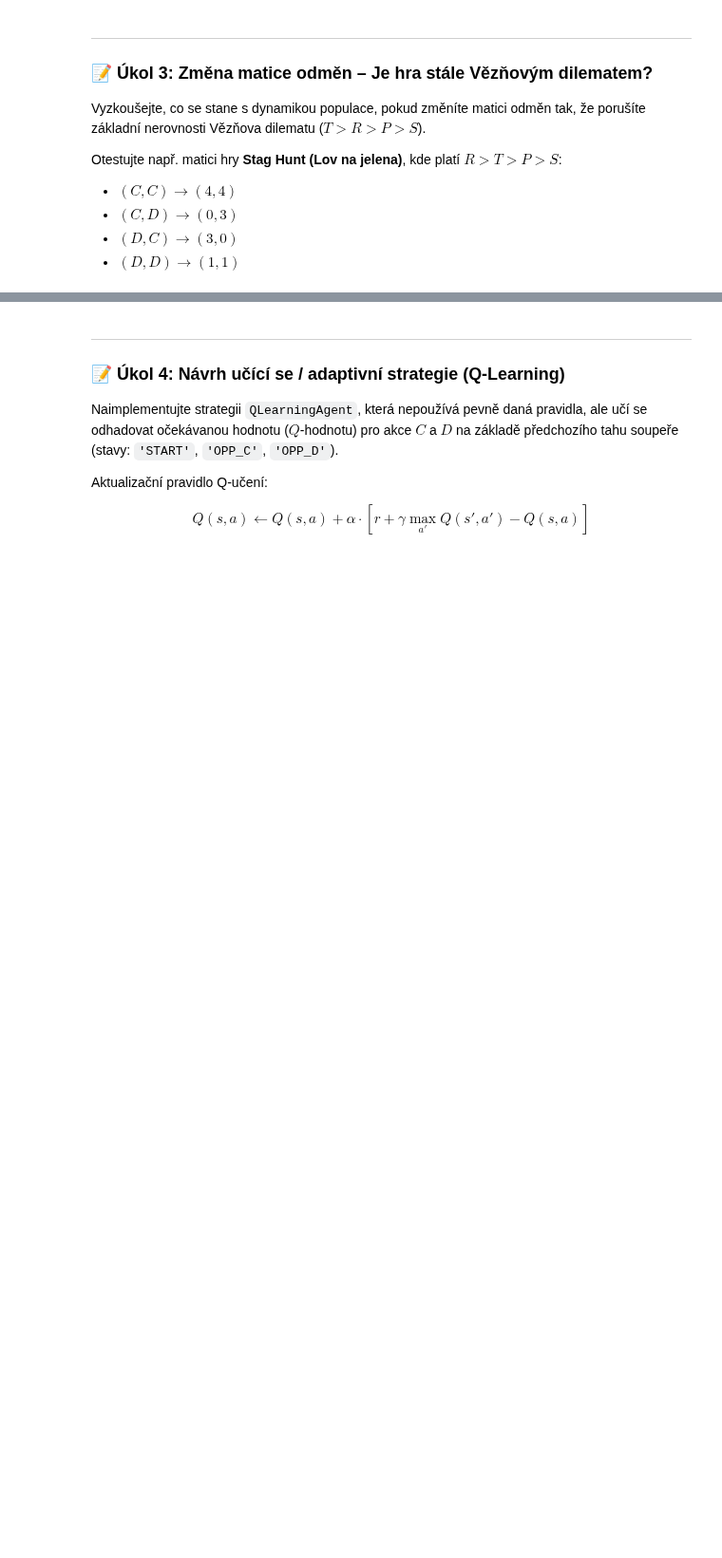
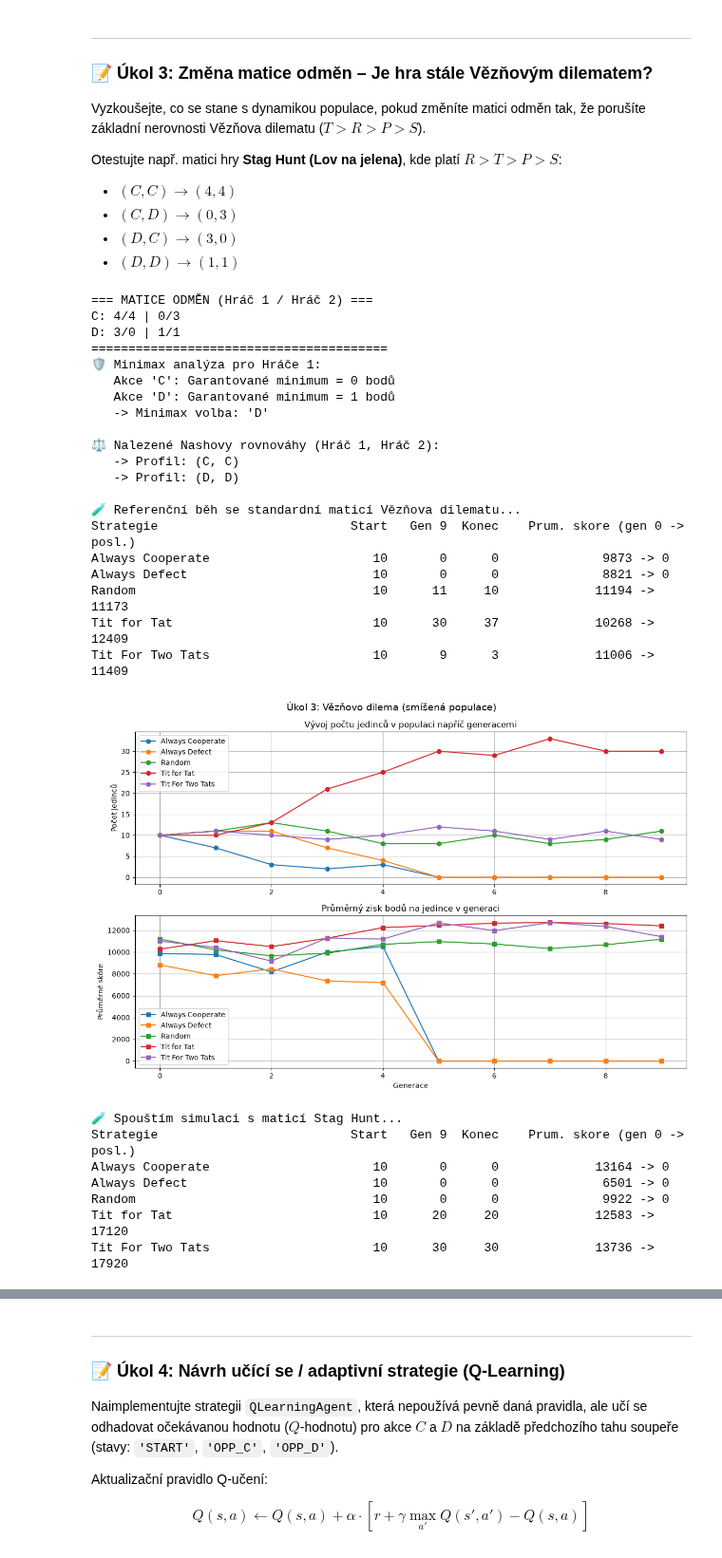
Before and after one commit to Jakub78509/ENC-AI, a Jupyter notebook: 2026 ENC AI CZ Reading Week Lab Workbook.ipynb, the cells around one changed output, grey strips where cells are left out. Shown at 95% size. Drawn from its saved outputs; the diff is of its cells as text; code cells hidden in the pictures; blank space fills up the shorter version.

```diff
--- a/2026 ENC AI CZ Reading Week Lab Workbook.ipynb
+++ b/2026 ENC AI CZ Reading Week Lab Workbook.ipynb
@@ -416,12 +538,61 @@ Otestujte např. matici hry **Stag Hunt (Lov na jelena)**, kde platí $R > T > P
 # %%
 # [BUŇKA 6] ÚKOL 3 – Simulace s modifikovanou maticí odměn (Stag Hunt)
 
 stag_hunt_matrix = {
     ('C', 'C'): (4, 4), # Odměna za společný lov jelena
     ('C', 'D'): (0, 3), # Hráč 1 utekl bez úlovku, Hráč 2 ulovil zajíce
     ('D', 'C'): (3, 0),
     ('D', 'D'): (1, 1)  # Obu ulovili malého zajíce
 }
 
+# Analýza jednorázové hry Stag Hunt nástrojem z Buňky 1
+R1_sh = np.array([[4, 0],
+                  [3, 1]])
+R2_sh = np.array([[4, 3],
+                  [0, 1]])
+analyze_payoff_matrix(R1_sh, R2_sh)
+
+# Stejná smíšená populace pro obě matice, aby šlo výsledky porovnat
+config_mix = {
+    'strategies.always_cooperate': 10,
+    'strategies.always_defect': 10,
+    'strategies.random_strat': 10,
+    'strategies.titfortat': 10,
+    'strategies.titfortwotats': 10
+}
+with open('config_mix.json', 'w') as f: json.dump(config_mix, f)
+
+print("\n🧪 Referenční běh se standardní maticí Vězňova dilematu...")
+run_simulation('config_mix.json', max_gen=10, seed=7, title='Úkol 3: Vězňovo dilema (smíšená populace)')
+
 print("🧪 Spouštím simulaci s maticí Stag Hunt...")
-run_simulation('config.json', max_gen=10, custom_matrix=stag_hunt_matrix)
+run_simulation('config_mix.json', max_gen=10, custom_matrix=stag_hunt_matrix, seed=7, title='Úkol 3: Stag Hunt (smíšená populace)')
+# %% [output]
+=== MATICE ODMĚN (Hráč 1 / Hráč 2) ===
+C: 4/4 | 0/3
+D: 3/0 | 1/1
+========================================
+🛡️ Minimax analýza pro Hráče 1:
+   Akce 'C': Garantované minimum = 0 bodů
+   Akce 'D': Garantované minimum = 1 bodů
+   -> Minimax volba: 'D'
+
+⚖️ Nalezené Nashovy rovnováhy (Hráč 1, Hráč 2):
+   -> Profil: (C, C)
+   -> Profil: (D, D)
+
+🧪 Referenční běh se standardní maticí Vězňova dilematu...
+Strategie                          Start   Gen 9  Konec    Prum. skore (gen 0 -> posl.)
+Always Cooperate                      10       0      0              9873 -> 0
+Always Defect                         10       0      0              8821 -> 0
+Random                                10      11     10             11194 -> 11173
+Tit for Tat                           10      30     37             10268 -> 12409
+Tit For Two Tats                      10       9      3             11006 -> 11409
+[figure, added]
+🧪 Spouštím simulaci s maticí Stag Hunt...
+Strategie                          Start   Gen 9  Konec    Prum. skore (gen 0 -> posl.)
+Always Cooperate                      10       0      0             13164 -> 0
+Always Defect                         10       0      0              6501 -> 0
+Random                                10       0      0              9922 -> 0
+Tit for Tat                           10      20     20             12583 -> 17120
+Tit For Two Tats                      10      30     30             13736 -> 17920
```
Also changed, not shown: parts of 12 cells of this notebook, 19 other files.
